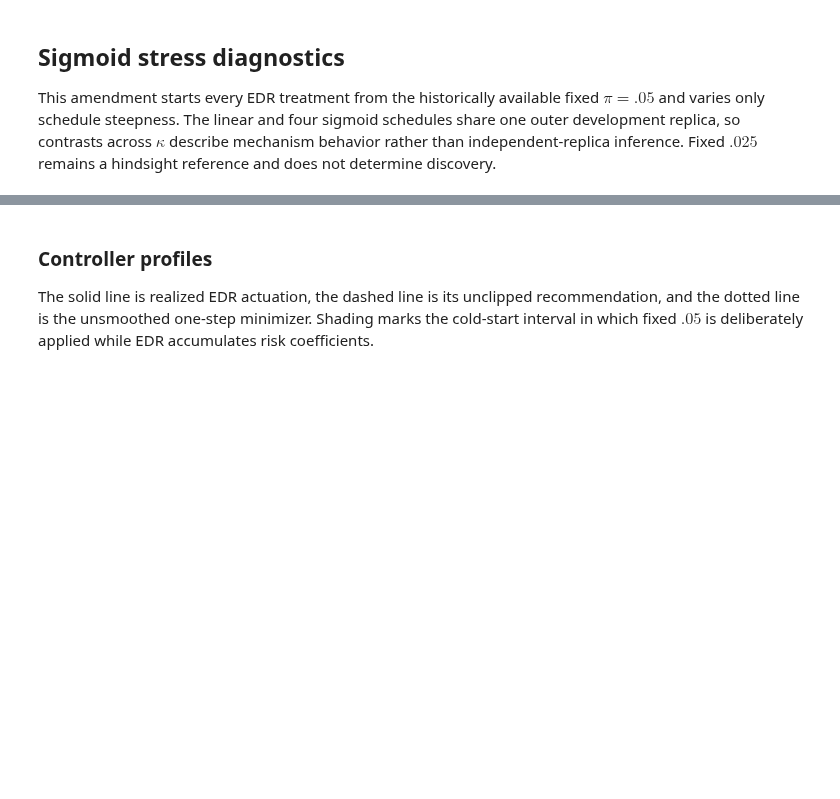
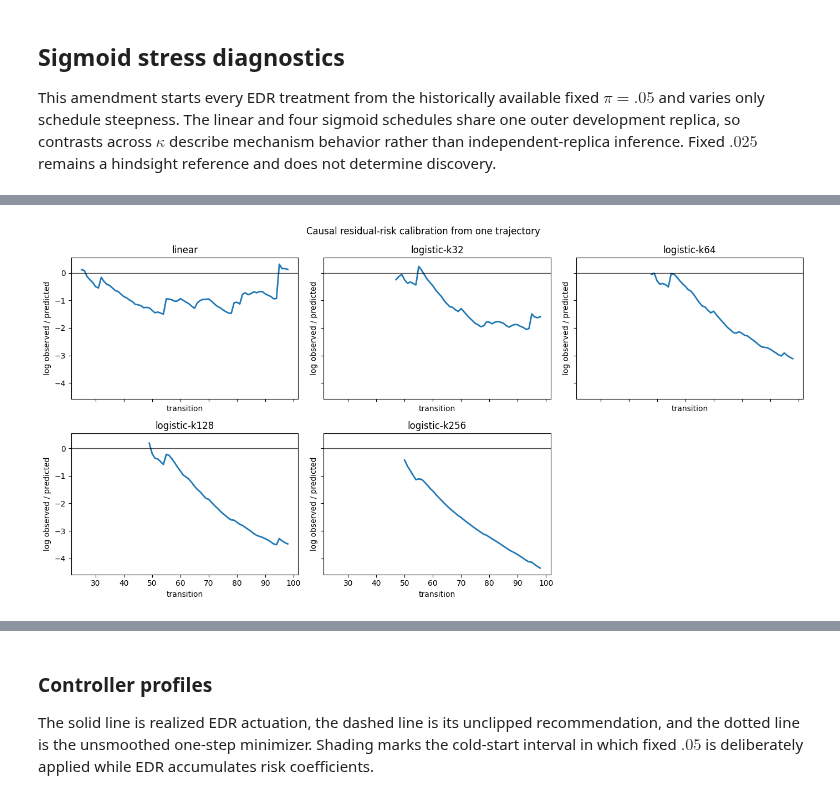
Before and after one commit to wdurno/notebooks, a Jupyter notebook: amari-chenstov-updates/mnist_experiment/plan4_edr_results.ipynb, the cells around one changed output, grey strips where cells are left out. Saved outputs shown, nothing was run; the diff lists cells and outputs as text; code cells hidden in the pictures; blank space fills up the shorter version.

```diff
--- a/amari-chenstov-updates/mnist_experiment/plan4_edr_results.ipynb
+++ b/amari-chenstov-updates/mnist_experiment/plan4_edr_results.ipynb
@@ -210,7 +225,7 @@ EDR demonstrates **mechanical discovery**: despite starting at $.05$, its final
 
 This amendment starts every EDR treatment from the historically available fixed $\pi=.05$ and varies only schedule steepness. The linear and four sigmoid schedules share one outer development replica, so contrasts across $\kappa$ describe mechanism behavior rather than independent-replica inference. Fixed $.025$ remains a hindsight reference and does not determine discovery.
 # %%
-STRESS = ROOT / 'cache/mnist_experiment/plan4/edr/stress/analysis/edr_stress__0782e586b53d'
+STRESS = ROOT / 'cache/mnist_experiment/plan4/edr/stress/analysis/edr_stress__8f56773be109'
 if not (STRESS / 'COMPLETED').is_file():
     raise FileNotFoundError(f'completed EDR stress artifact is required: {STRESS}')
 STRESS_SUMMARY = json.loads((STRESS / 'summary.json').read_text(encoding='utf-8'))
@@ -224,0 +252,13 @@ parity
+# %%
+fig, axes = plt.subplots(2, 3, figsize=(14, 7), sharex=True, sharey=True)
+for axis, schedule in zip(axes.flat, stress_order):
+    rows = STRESS_SUMMARY['schedules'][schedule]['prequential_calibration']['trajectory']
+    live = [row for row in rows if not row['cold_start_active']]
+    axis.plot([row['step'] for row in live], [row['ema_log_calibration_ratio'] for row in live], linewidth=2)
+    axis.axhline(0, color='black', linewidth=1, alpha=.7)
+    axis.set(title=schedule, xlabel='transition', ylabel='log observed / predicted')
+axes.flat[-1].axis('off')
+fig.suptitle('Causal residual-risk calibration from one trajectory')
+fig.tight_layout()
+# %% [output]
+[figure, added]
```
Also changed, not shown: parts of 16 cells of this notebook, 4 other files.
